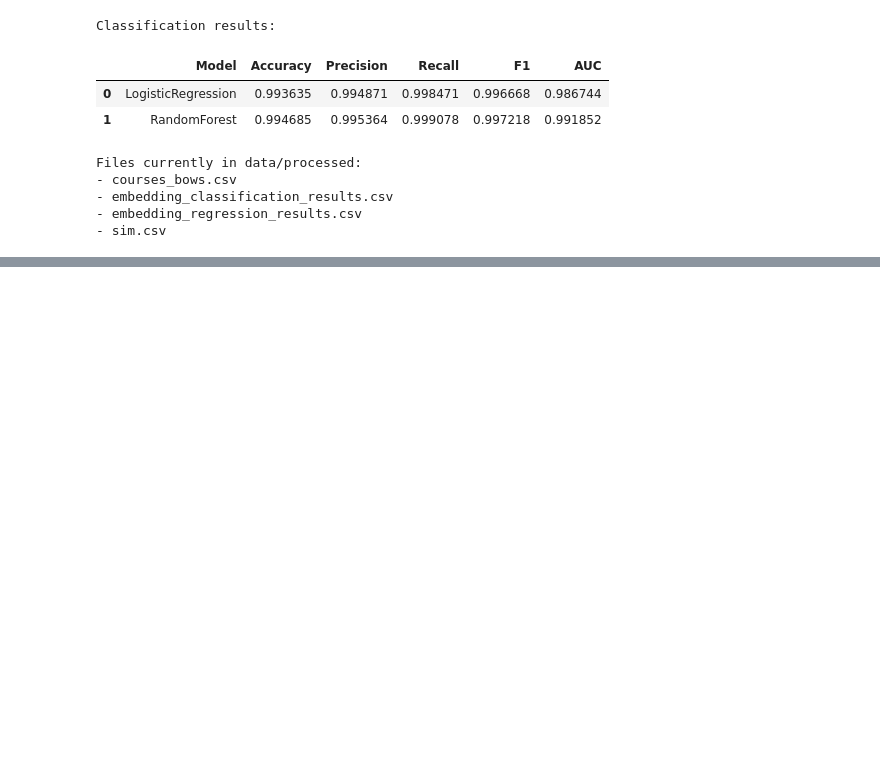
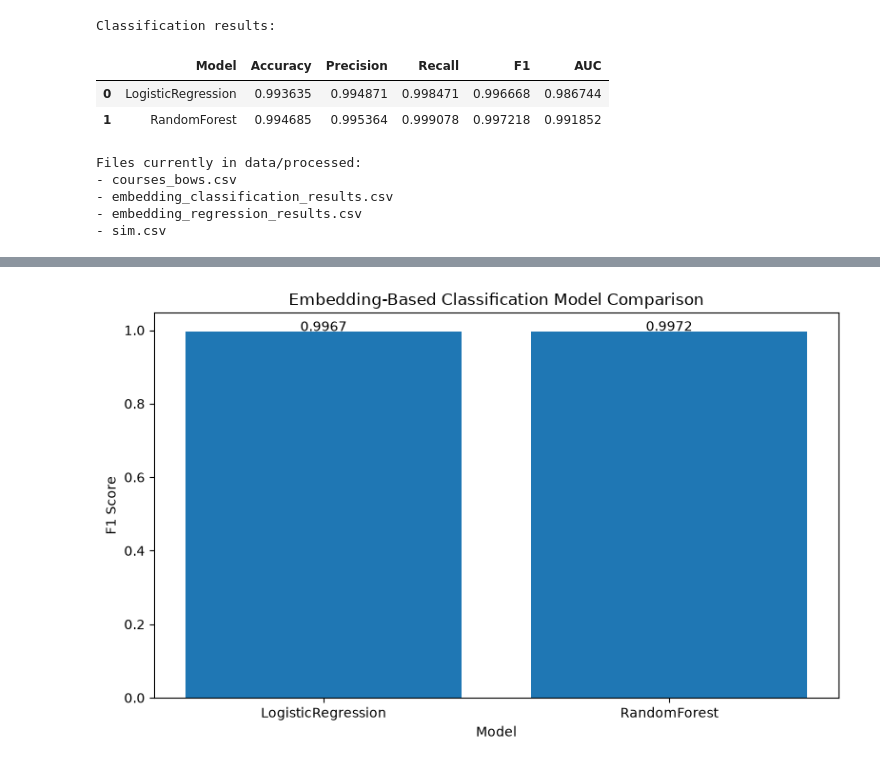
Before and after one commit to Tam-Davies/ml-course-recommender, a Jupyter notebook: notebooks/08_model_evaluation.ipynb, the cells around one changed output, grey strips where cells are left out. Saved outputs shown, nothing was run; the diff lists cells and outputs as text; code cells hidden in the pictures; blank space fills up the shorter version.

```diff
--- a/notebooks/08_model_evaluation.ipynb
+++ b/notebooks/08_model_evaluation.ipynb
@@ -54,0 +176,24 @@ Files currently in data/processed:
+# %%
+plt.figure(figsize=(8, 5))
+
+bars = plt.bar(
+    classification_results["Model"],
+    classification_results["F1"]
+)
+
+plt.ylabel("F1 Score")
+plt.xlabel("Model")
+plt.title("Embedding-Based Classification Model Comparison")
+
+for bar, value in zip(bars, classification_results["F1"]):
+    plt.text(
+        bar.get_x() + bar.get_width() / 2,
+        bar.get_height() + 0.001,
+        f"{value:.4f}",
+        ha="center"
+    )
+
+plt.tight_layout()
+plt.show()
+# %% [output]
+[figure, added]
```
Also changed, not shown: parts of 7 cells of this notebook, 13 other files.
